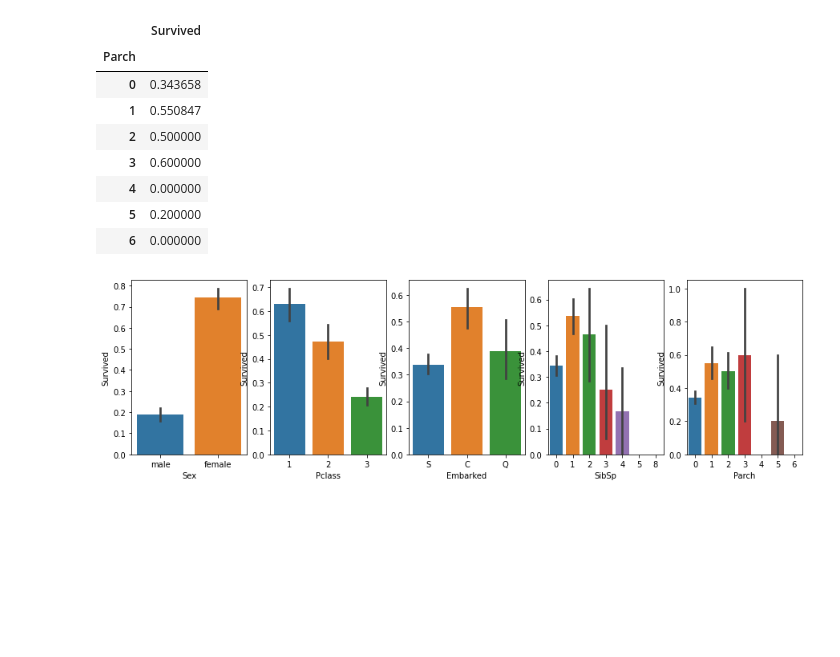
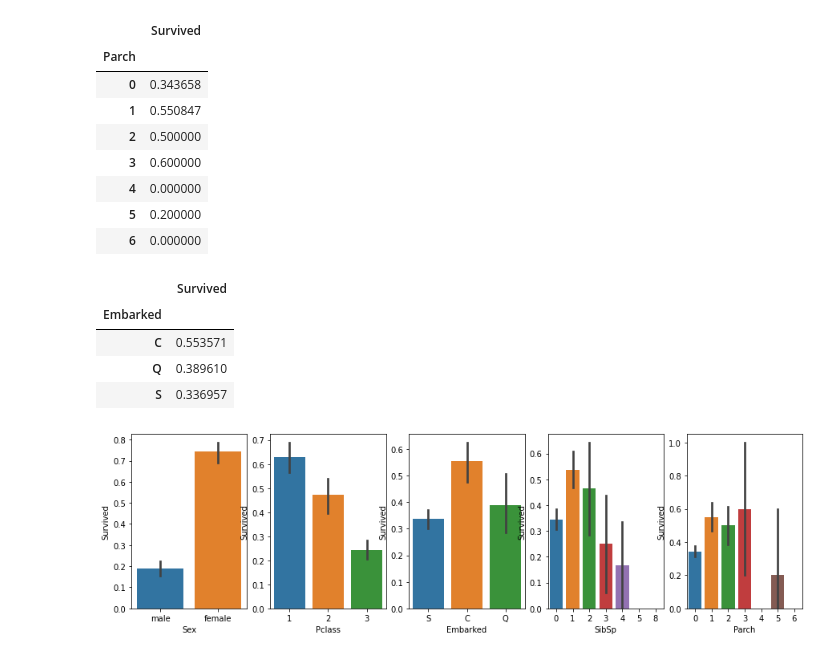
Before and after one commit to stephanierufino/sobrevivenciatitanic, a Jupyter notebook: Titanic.ipynb, the cells around one changed output. Saved outputs shown, nothing was run; the diff lists cells and outputs as text; code cells hidden in the pictures; blank space fills up the shorter version.

```diff
--- a/Titanic.ipynb
+++ b/Titanic.ipynb
@@ -167,6 +167,15 @@ train[['Parch', 'Survived']].groupby(['Parch']).mean()
 | 4 | 0.000000 |
 | 5 | 0.200000 |
 | 6 | 0.000000 |
+# %%
+# Analisar a probabilidade de sobrevivência pelo porto de embarque
+train[['Embarked', 'Survived']].groupby(['Embarked']).mean()
+# %% [output]
+|  | Survived |
+| Embarked |  |
+| C | 0.553571 |
+| Q | 0.389610 |
+| S | 0.336957 |
 # %%
 # Plotar os gráficos para Survived vs. Sex, Pclass, Embarked, SibSp e Parch
 fig, (axis1, axis2, axis3,axis4, axis5) = plt.subplots(1,5, figsize=(15,4))
```
